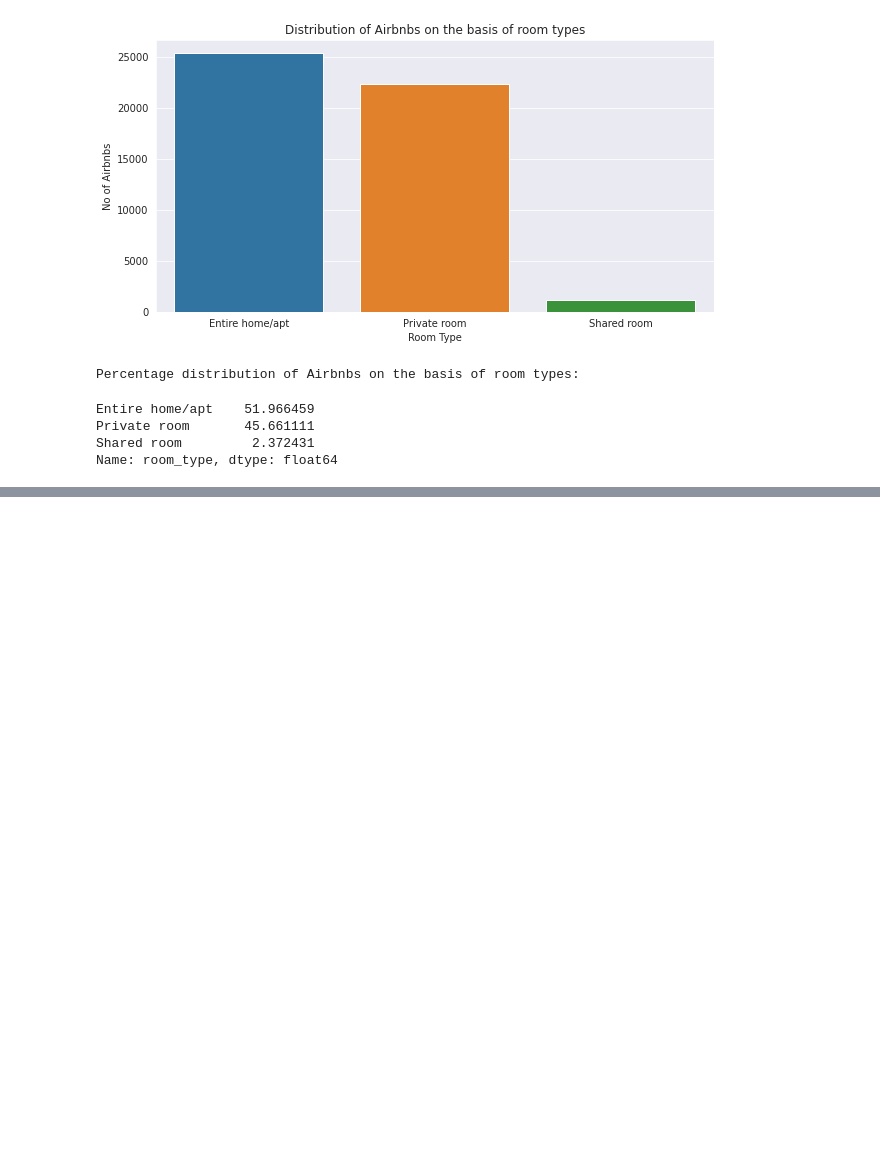
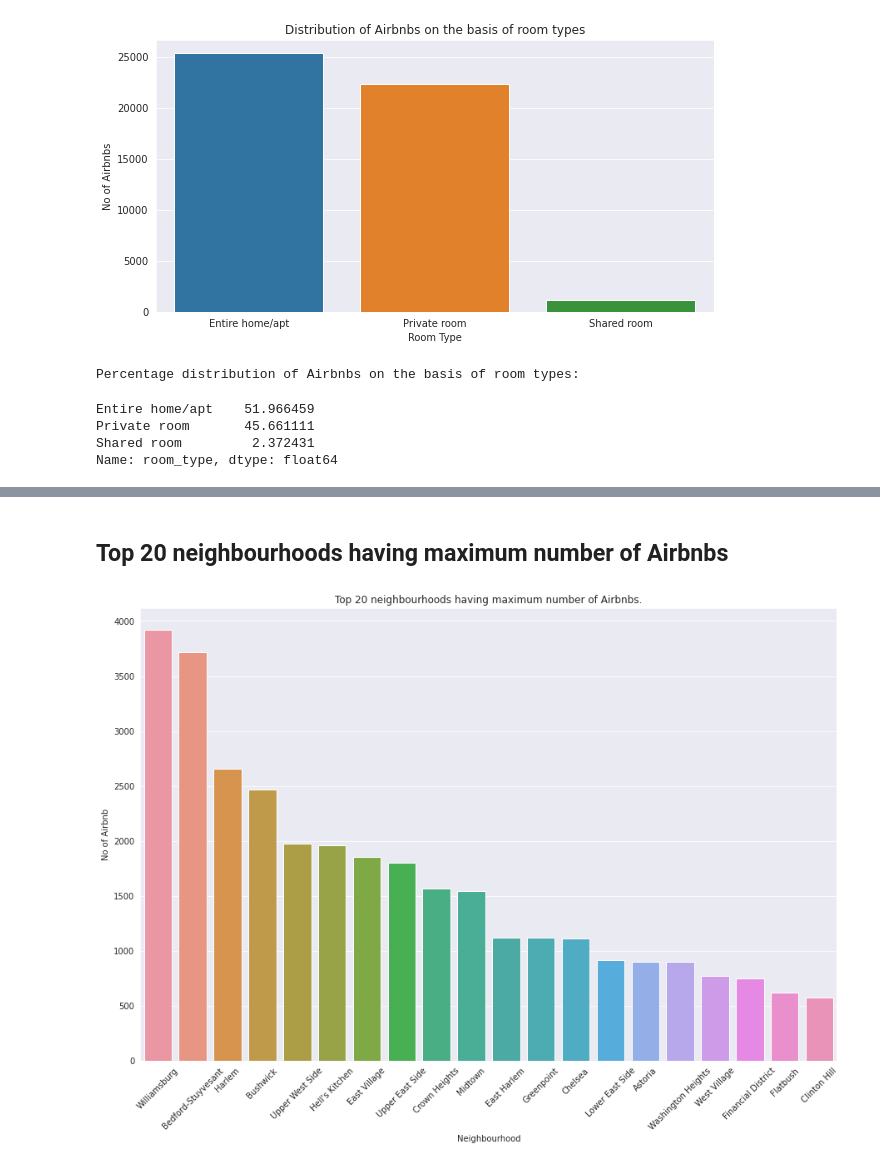
Before and after one commit to rsonar821/EDA-Capstone-Project, a Jupyter notebook: Airbnb_EDA_Capstone_Project_(Raj_Sonar).ipynb, the cells around one changed output, grey strips where cells are left out. Cells and saved outputs as stored; diff of their text form; code cells hidden in the pictures; blank space fills up the shorter version.

```diff
--- a/Airbnb_EDA_Capstone_Project_(Raj_Sonar).ipynb
+++ b/Airbnb_EDA_Capstone_Project_(Raj_Sonar).ipynb
@@ -271,0 +329,19 @@ Name: room_type, dtype: float64
+# %% [markdown]
+## **Top 20 neighbourhoods having maximum number of Airbnbs**
+# %%
+# Creating a dataframe representing the top 20 neighbourhoods having maximum number of Airbnbs
+cities = pd.DataFrame({'Neighbourhood':df['neighbourhood'].value_counts().index,
+                       'No of Airbnb':df['neighbourhood'].value_counts().values})[:20]
+
+# Defining the size of the plot
+fig,ax=plt.subplots(figsize=(15,10))
+
+# Defining the label and title of the graph
+ax.set_xticklabels(labels=cities['Neighbourhood'],rotation=45)
+ax.set_title('Top 20 neighbourhoods having maximum number of Airbnbs.')
+
+# Plotting a bar graph
+figure = sns.barplot(x='Neighbourhood',y='No of Airbnb',data=cities)
+plt.show(figure)
+# %% [output]
+[figure, added]
```
Also changed, not shown: parts of 5 cells of this notebook.
